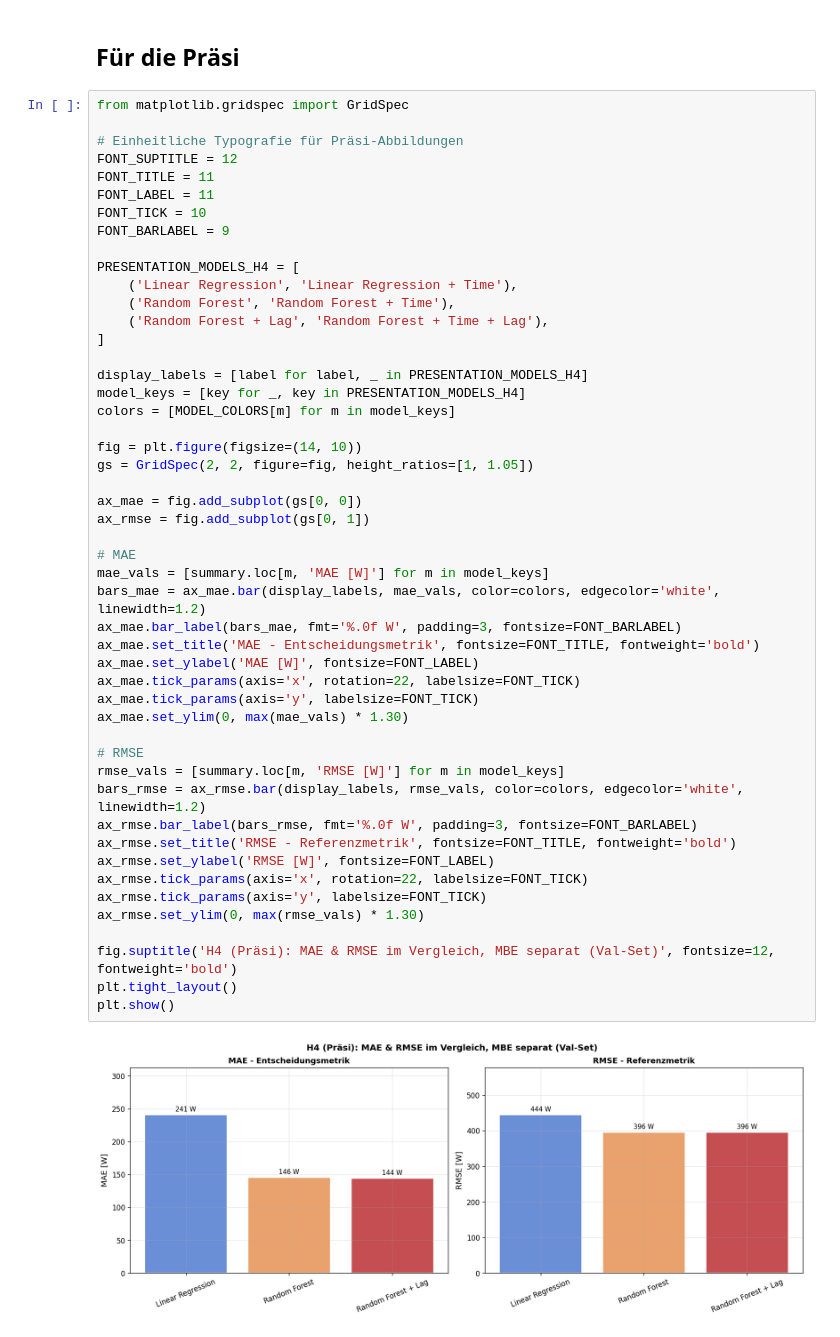
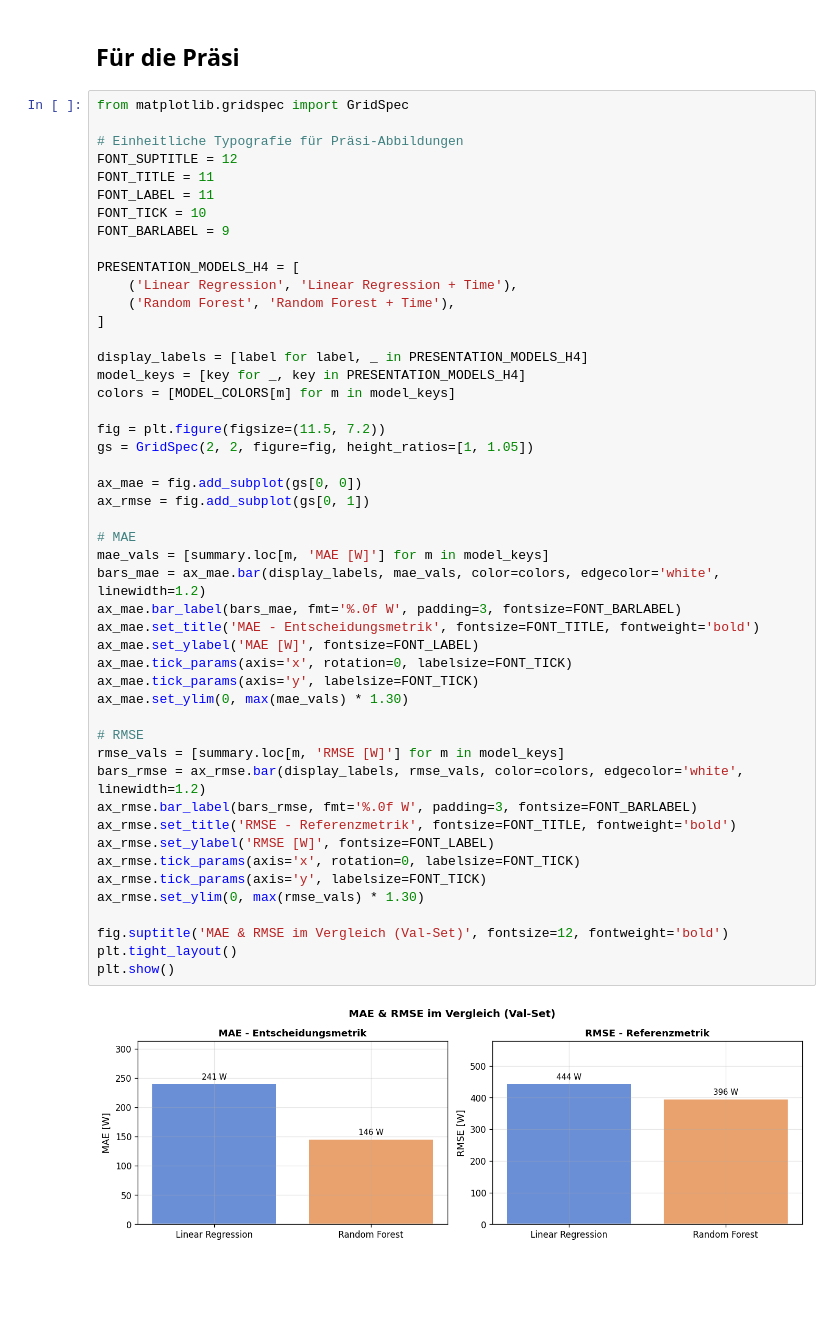
Before and after one commit to Anni075/KI-Project, a Jupyter notebook: notebooks/hypothesen/H04_linear_vs_nonlinear_models.ipynb, the cells around one changed output. Cells and saved outputs as stored; diff of their text form; blank space fills up the shorter version.

```diff
--- a/notebooks/hypothesen/H04_linear_vs_nonlinear_models.ipynb
+++ b/notebooks/hypothesen/H04_linear_vs_nonlinear_models.ipynb
@@ -403,44 +403,43 @@ FONT_BARLABEL = 9
 PRESENTATION_MODELS_H4 = [
     ('Linear Regression', 'Linear Regression + Time'),
     ('Random Forest', 'Random Forest + Time'),
-    ('Random Forest + Lag', 'Random Forest + Time + Lag'),
 ]
 
 display_labels = [label for label, _ in PRESENTATION_MODELS_H4]
 model_keys = [key for _, key in PRESENTATION_MODELS_H4]
 colors = [MODEL_COLORS[m] for m in model_keys]
 
-fig = plt.figure(figsize=(14, 10))
+fig = plt.figure(figsize=(11.5, 7.2))
 gs = GridSpec(2, 2, figure=fig, height_ratios=[1, 1.05])
 
 ax_mae = fig.add_subplot(gs[0, 0])
 ax_rmse = fig.add_subplot(gs[0, 1])
 
 # MAE
 mae_vals = [summary.loc[m, 'MAE [W]'] for m in model_keys]
 bars_mae = ax_mae.bar(display_labels, mae_vals, color=colors, edgecolor='white', linewidth=1.2)
 ax_mae.bar_label(bars_mae, fmt='%.0f W', padding=3, fontsize=FONT_BARLABEL)
 ax_mae.set_title('MAE - Entscheidungsmetrik', fontsize=FONT_TITLE, fontweight='bold')
 ax_mae.set_ylabel('MAE [W]', fontsize=FONT_LABEL)
-ax_mae.tick_params(axis='x', rotation=22, labelsize=FONT_TICK)
+ax_mae.tick_params(axis='x', rotation=0, labelsize=FONT_TICK)
 ax_mae.tick_params(axis='y', labelsize=FONT_TICK)
 ax_mae.set_ylim(0, max(mae_vals) * 1.30)
 
 # RMSE
 rmse_vals = [summary.loc[m, 'RMSE [W]'] for m in model_keys]
 bars_rmse = ax_rmse.bar(display_labels, rmse_vals, color=colors, edgecolor='white', linewidth=1.2)
 ax_rmse.bar_label(bars_rmse, fmt='%.0f W', padding=3, fontsize=FONT_BARLABEL)
 ax_rmse.set_title('RMSE - Referenzmetrik', fontsize=FONT_TITLE, fontweight='bold')
 ax_rmse.set_ylabel('RMSE [W]', fontsize=FONT_LABEL)
-ax_rmse.tick_params(axis='x', rotation=22, labelsize=FONT_TICK)
+ax_rmse.tick_params(axis='x', rotation=0, labelsize=FONT_TICK)
 ax_rmse.tick_params(axis='y', labelsize=FONT_TICK)
 ax_rmse.set_ylim(0, max(rmse_vals) * 1.30)
 
-fig.suptitle('H4 (Präsi): MAE & RMSE im Vergleich, MBE separat (Val-Set)', fontsize=12, fontweight='bold')
+fig.suptitle('MAE & RMSE im Vergleich (Val-Set)', fontsize=12, fontweight='bold')
 plt.tight_layout()
 plt.show()
 # %% [output]
-[figure, old version]
+[figure, new version]
 # %%
 # Separate MBE-Abbildung für die Präsi (gleiche Typografie wie in der Kombi-Abbildung)
 FONT_SUPTITLE = 12
```
Also changed, not shown: parts of 1 cell of this notebook, 1 other file.
